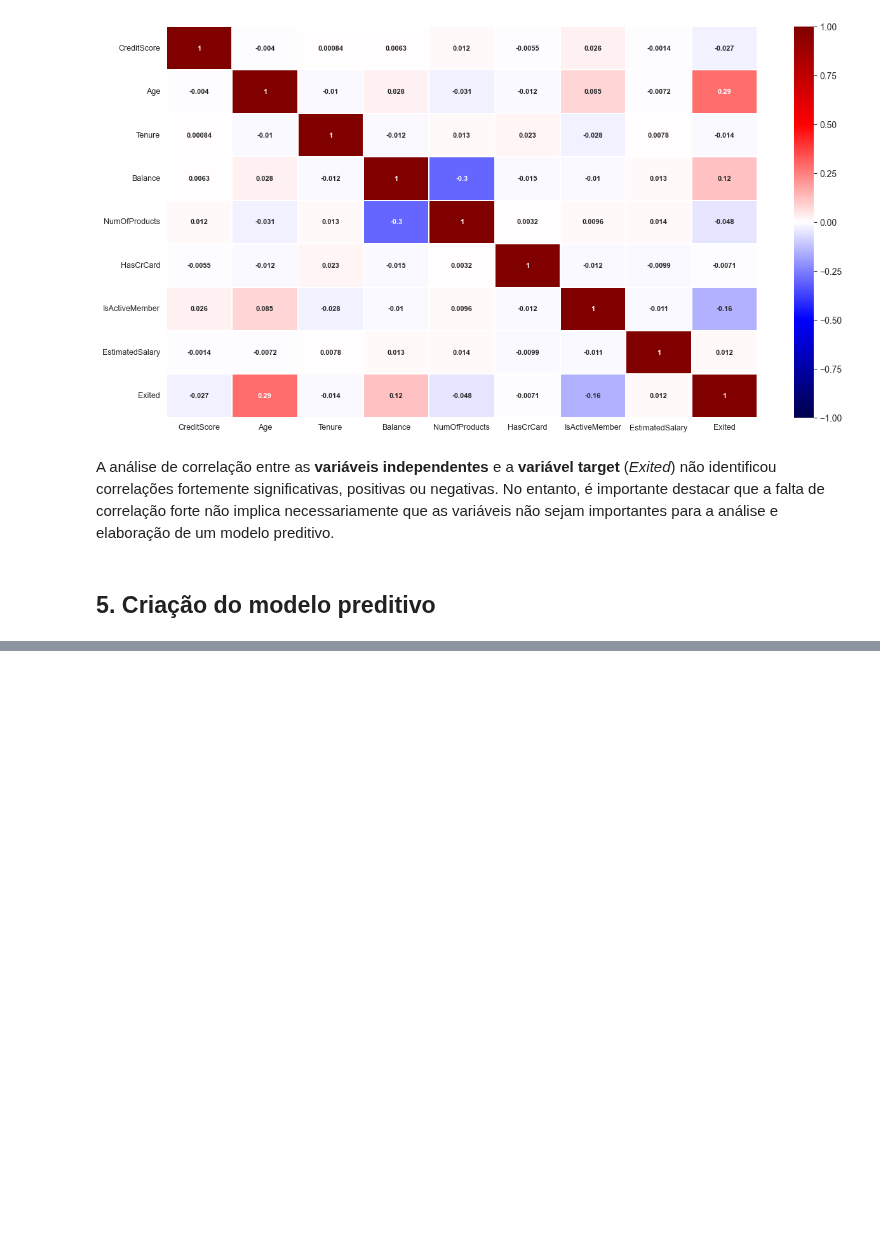
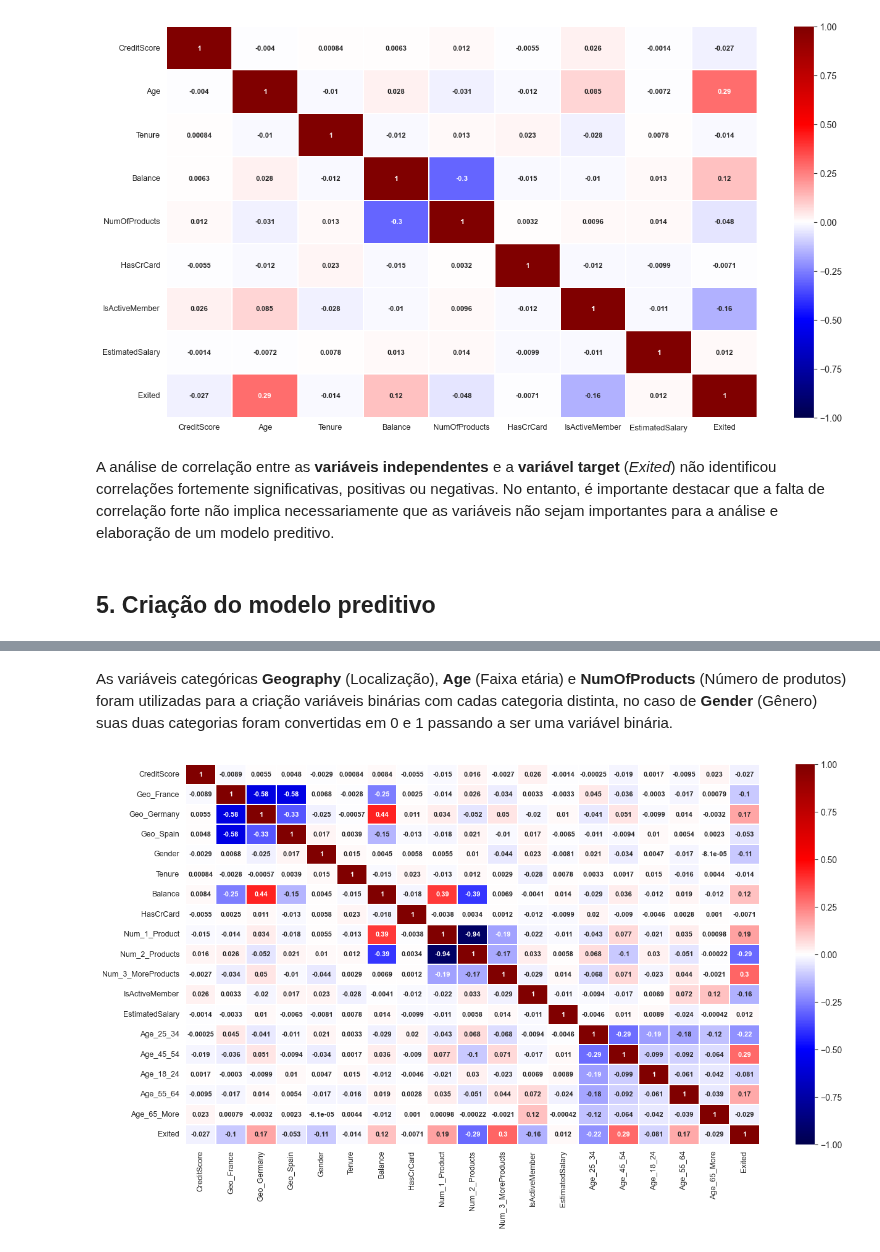
Before and after one commit to emso-exe/Churn_clientes_de_banco, a Jupyter notebook: churn_clientes_de_banco.ipynb, the cells around one changed output, grey strips where cells are left out. Drawn from its saved outputs; the diff is of its cells as text; code cells hidden in the pictures; blank space fills up the shorter version.

```diff
--- a/churn_clientes_de_banco.ipynb
+++ b/churn_clientes_de_banco.ipynb
@@ -523,0 +584,14 @@ texto explicativo
+# %% [markdown]
+As variáveis categóricas **Geography** (Localização), **Age** (Faixa etária) e **NumOfProducts** (Número de produtos) foram utilizadas para a criação variáveis binárias com cadas categoria distinta, no caso de **Gender** (Gênero) suas duas categorias foram convertidas em 0 e 1 passando a ser uma variável binária.
+# %%
+corr = df[['CreditScore', 'Geo_France','Geo_Germany','Geo_Spain', 'Gender','Tenure', 'Balance','HasCrCard',
+           'Num_1_Product', 'Num_2_Products', 'Num_3_MoreProducts','IsActiveMember', 'EstimatedSalary',
+           'Age_25_34','Age_45_54','Age_18_24','Age_55_64','Age_65_More',
+           'Exited']].corr(method='pearson')
+
+plt.figure(figsize=(15, 8))
+plot = sns.heatmap(data=corr, cmap='seismic', vmin=-1, linewidths=.2,
+                   annot=True, annot_kws={'size': 8, 'fontweight': 'bold'})
+plot.tick_params(labelsize=9)
+# %% [output]
+[figure, added]
```
Also changed, not shown: parts of 10 cells of this notebook.
